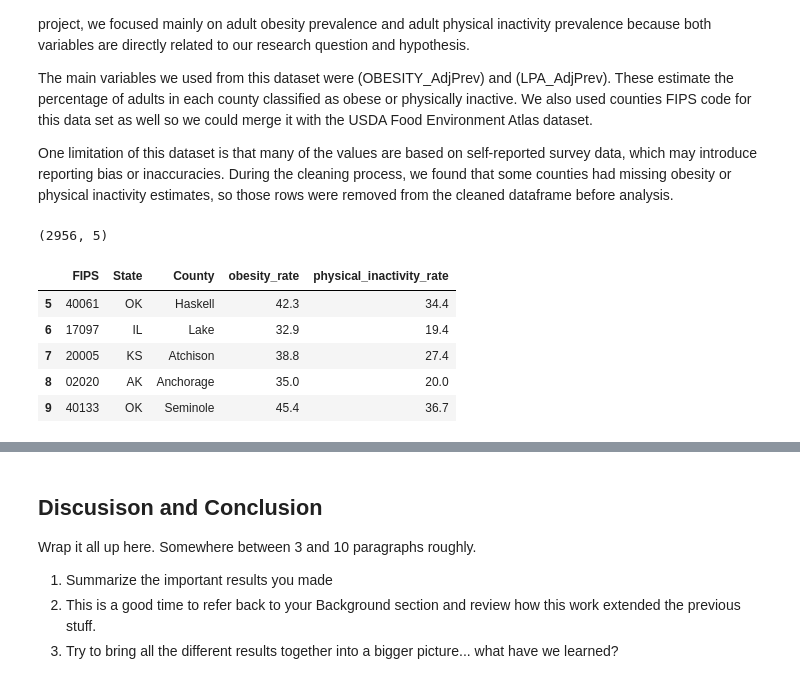
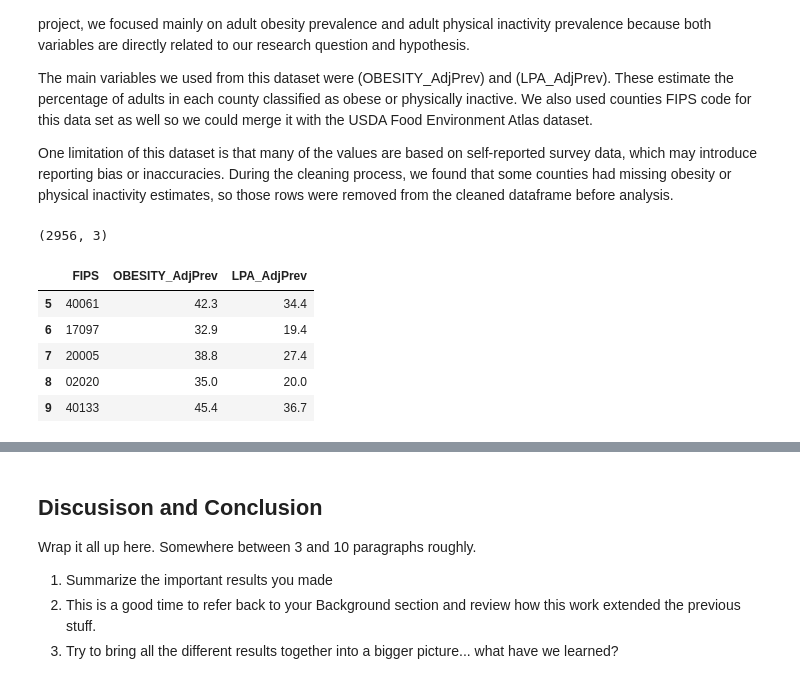
Before and after one commit to COGS108/Group-SP26-096, a Jupyter notebook: 03-FinalProject.ipynb, the cells around one changed output, grey strips where cells are left out. Cells and saved outputs as stored; diff of their text form; code cells hidden in the pictures.

```diff
--- a/03-FinalProject.ipynb
+++ b/03-FinalProject.ipynb
@@ -230,41 +228,35 @@ cdc = pd.read_csv(
 )
 # %%
 # Clean CDC dataset
-
 cdc_clean = cdc[[
     'CountyFIPS',
-    'StateAbbr',
-    'CountyName',
     'OBESITY_AdjPrev',
     'LPA_AdjPrev'
 ]].copy()
 
 cdc_clean.columns = [
     'FIPS',
-    'State',
-    'County',
-    'obesity_rate',
-    'physical_inactivity_rate'
+    'OBESITY_AdjPrev',
+    'LPA_AdjPrev'
 ]
 
 cdc_clean = cdc_clean.dropna(
-    subset=['obesity_rate', 'physical_inactivity_rate']
+    subset=['OBESITY_AdjPrev', 'LPA_AdjPrev']
 )
 
 cdc_clean['FIPS'] = (
     cdc_clean['FIPS']
     .astype(str)
     .str.zfill(5)
 )
 
 print(cdc_clean.shape)
-
 cdc_clean.head()
 # %% [output]
-(2956, 5)
+(2956, 3)
-|  | FIPS | State | County | obesity_rate | physical_inactivity_rate |
-| 5 | 40061 | OK | Haskell | 42.3 | 34.4 |
-| 6 | 17097 | IL | Lake | 32.9 | 19.4 |
-| 7 | 20005 | KS | Atchison | 38.8 | 27.4 |
-| 8 | 02020 | AK | Anchorage | 35.0 | 20.0 |
-| 9 | 40133 | OK | Seminole | 45.4 | 36.7 |
+|  | FIPS | OBESITY_AdjPrev | LPA_AdjPrev |
+| 5 | 40061 | 42.3 | 34.4 |
+| 6 | 17097 | 32.9 | 19.4 |
+| 7 | 20005 | 38.8 | 27.4 |
+| 8 | 02020 | 35.0 | 20.0 |
+| 9 | 40133 | 45.4 | 36.7 |
```
Also changed, not shown: parts of 33 cells of this notebook.
